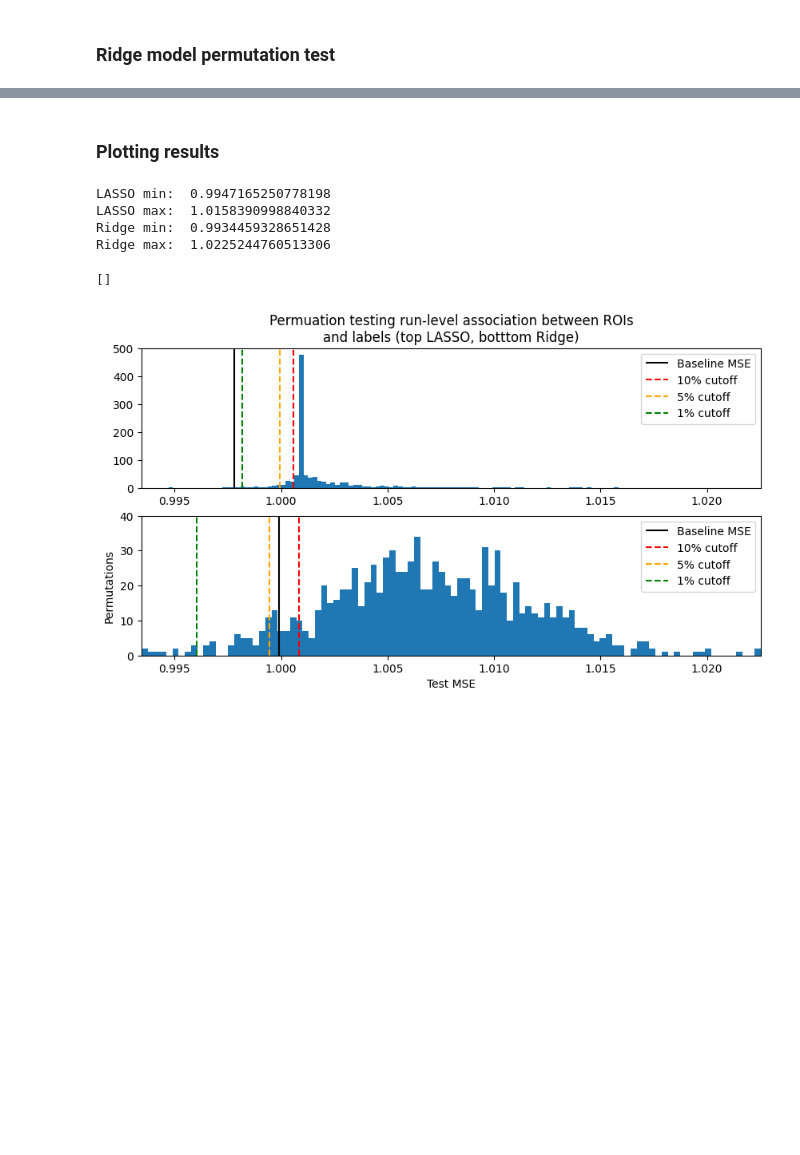
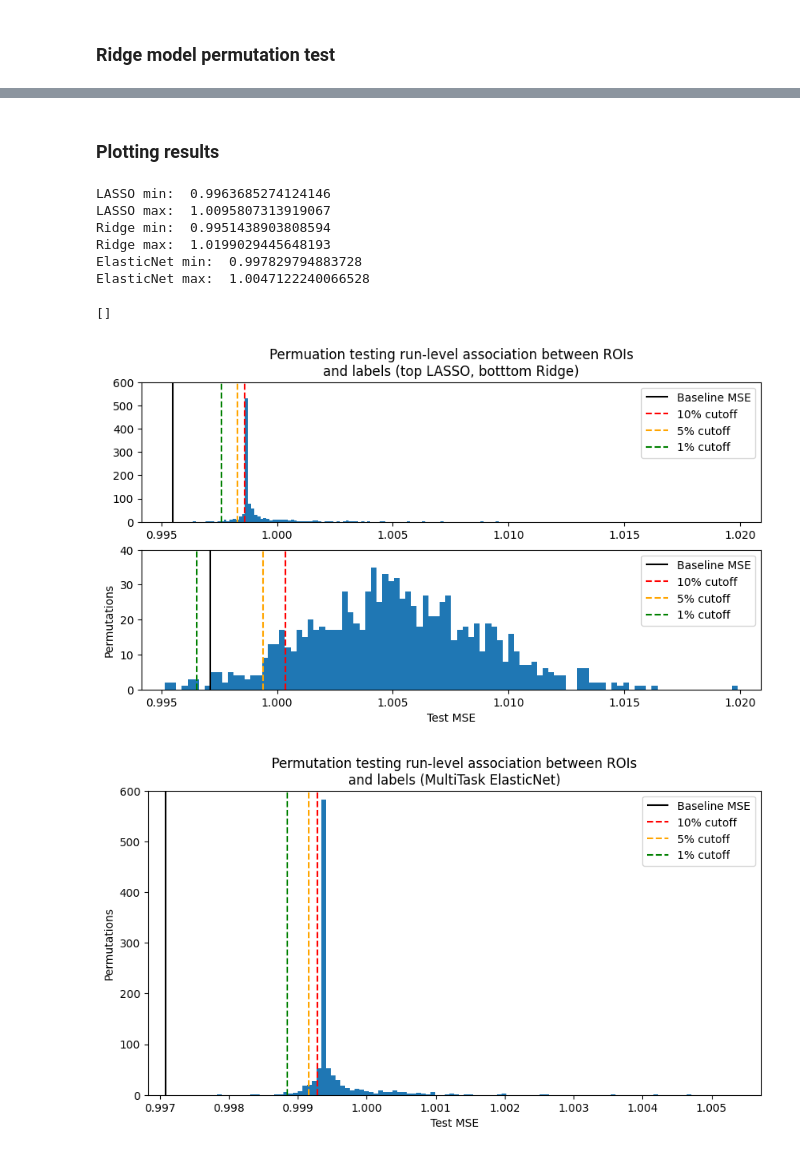
Before and after one commit to Embra-Schuilenburg/machine-learning-mechanism-of-multisensory-learning, a Jupyter notebook: nb2_model_creation.ipynb, the cells around one changed output, grey strips where cells are left out. Saved outputs shown, nothing was run; the diff lists cells and outputs as text; code cells hidden in the pictures; blank space fills up the shorter version.

```diff
--- a/nb2_model_creation.ipynb
+++ b/nb2_model_creation.ipynb
@@ -1116,0 +1184,5 @@ print("Test R^2:", r2_score(y_surprise_test, test_pred))
+# %%
+# Data concatenation for ElasticNet (labels are concatenated and inputs are already predefined and scaled above)
+y_train = np.column_stack([y_V_train, y_surprise_train])
+y_val = np.column_stack([y_V_val, y_surprise_val])
+y_test = np.column_stack([y_V_test, y_surprise_test])
@@ -1120,7 +1240,7 @@ print("Test R^2:", r2_score(y_surprise_test, test_pred))
 def permute_within_runs(records, rng, permute=True):
     """
     records: list of run records
-    returns X and y, with labels shuffled independently within each run
+    returns: X and y, with labels shuffled independently within each run
     """
     X_list = []
     y_V_list = []
@@ -1377,3 +1673,5 @@ def run_permutation_test_ridge(
+# %% [markdown]
+### Plotting results
 # %%
 # Perform test
 
@@ -1396,6 +1716,6 @@ else:
-# %% [markdown]
-### Plotting results
 # %%
+# Get parameters for plots
+
 lasso = permutation_test_results_lasso['permuted_mses']
 ridge = permutation_test_results_ridge['permuted_mses']
 
@@ -1415,51 +1735,93 @@ print('LASSO min: ', np.min(permutation_test_results_lasso['permuted_mses']),
       '\nRidge min: ', np.min(permutation_test_results_ridge['permuted_mses']),
       '\nRidge max: ', np.max(permutation_test_results_ridge['permuted_mses']))
 
-xmin = min(lasso.min(), ridge.min())
-xmax = max(lasso.max(), ridge.max())
+xmin = min(lasso.min(), ridge.min()) - .001
+xmax = max(lasso.max(), ridge.max()) + .001
+
+elasticnet = permutation_test_results_multitask['permuted_mses']
+elasticnet_baseline = permutation_test_results_multitask['baseline_mse']
+
+elasticnet_q10 = np.quantile(elasticnet, 0.10)
+elasticnet_q05 = np.quantile(elasticnet, 0.05)
+elasticnet_q01 = np.quantile(elasticnet, 0.01)
+
+print(
+    'ElasticNet min: ', np.min(
+        permutation_test_results_multitask['permuted_mses']),
+    '\nElasticNet max: ', np.max(
+        permutation_test_results_multitask['permuted_mses'])
+)
+
+xmin_enet = elasticnet.min() - .001
+xmax_enet = elasticnet.max() + .001
 # %% [output]
-LASSO min:  0.9947165250778198
-LASSO max:  1.0158390998840332
-Ridge min:  0.9934459328651428
-Ridge max:  1.0225244760513306
+LASSO min:  0.9963685274124146
+LASSO max:  1.0095807313919067
+Ridge min:  0.9951438903808594
+Ridge max:  1.0199029445648193
+ElasticNet min:  0.997829794883728
+ElasticNet max:  1.0047122240066528
 # %%
 # Histograms
+
+# Single-task models
 
 plt.figure(figsize=(10, 5))
 plt.subplot(2, 1, 1)
 plt.hist(lasso, bins=100)
 plt.vlines(lasso_baseline, ymin=0,
-           ymax=500, colors='black', label='Baseline MSE')
+           ymax=600, colors='black', label='Baseline MSE')
 plt.vlines(lasso_q10, ymin=0,
-           ymax=500, colors='red', label='10% cutoff', linestyles='--')
+           ymax=600, colors='red', label='10% cutoff', linestyles='--')
 plt.vlines(lasso_q05, ymin=0,
-           ymax=500, colors='orange', label='5% cutoff', linestyles='--')
+           ymax=600, colors='orange', label='5% cutoff', linestyles='--')
 plt.vlines(lasso_q01, ymin=0,
-           ymax=500, colors='green', label='1% cutoff', linestyles='--')
+           ymax=600, colors='green', label='1% cutoff', linestyles='--')
 plt.xlim([xmin, xmax])
-plt.ylim([0, 500])
+plt.ylim([0, 600])
 plt.title(
     'Permuation testing run-level association between ROIs\nand labels (top LASSO, botttom Ridge)')
 plt.legend()
 plt.plot()
 
 plt.subplot(2, 1, 2)
 plt.hist(ridge, 100)
 plt.vlines(ridge_baseline, ymin=0,
            ymax=40, colors='black', label='Baseline MSE')
 plt.vlines(ridge_q10, ymin=0,
            ymax=40, colors='red', label='10% cutoff', linestyles='--')
 plt.vlines(ridge_q05, ymin=0,
            ymax=40, colors='orange', label='5% cutoff', linestyles='--')
 plt.vlines(ridge_q01, ymin=0,
            ymax=40, colors='green', label='1% cutoff', linestyles='--')
 plt.xlim([xmin, xmax])
 plt.ylim([0, 40])
 plt.ylabel('Permutations')
 plt.xlabel('Test MSE')
 plt.legend()
 plt.plot()
+
+# Multi-task model
+
+plt.figure(figsize=(10, 5))
+plt.hist(elasticnet, bins=100)
+plt.vlines(elasticnet_baseline, ymin=0,
+           ymax=600, colors='black', label='Baseline MSE')
+plt.vlines(elasticnet_q10, ymin=0,
+           ymax=600, colors='red', label='10% cutoff', linestyles='--')
+plt.vlines(elasticnet_q05, ymin=0,
+           ymax=600, colors='orange', label='5% cutoff', linestyles='--')
+plt.vlines(elasticnet_q01, ymin=0,
+           ymax=600, colors='green', label='1% cutoff', linestyles='--')
+plt.xlim([xmin_enet, xmax_enet])
+plt.ylim([0, 600])
+plt.title('Permutation testing run-level association between ROIs\nand labels (MultiTask ElasticNet)')
+plt.ylabel('Permutations')
+plt.xlabel('Test MSE')
+plt.legend()
+plt.plot()
 # %% [output]
 []
-[figure, old version]
+[figure, new version]
+[figure, added]
 # %%
```
Also changed, not shown: parts of 18 cells of this notebook, 7 other files.
